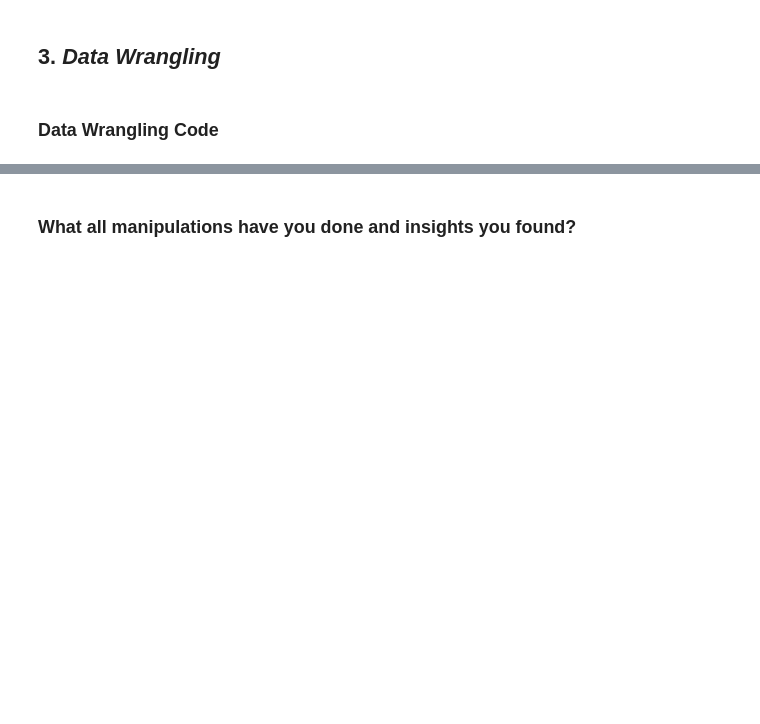
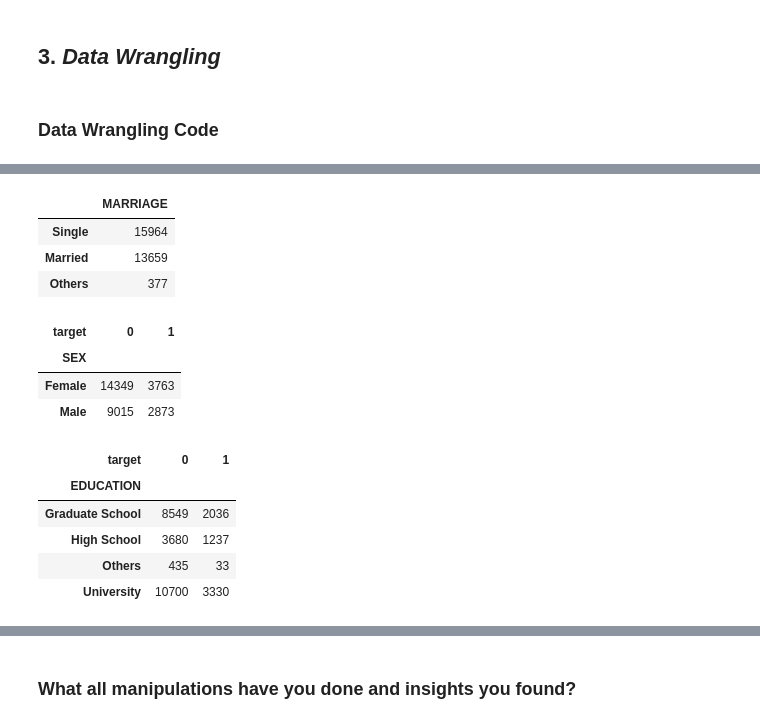
Before and after one commit to Shreyash-Jagdale/Classification---Credit-Card-Default-Prediction, a Jupyter notebook: Credit_Card_Default_Prediction_Capstone_Project.ipynb, the cells around one changed output, grey strips where cells are left out. Drawn from its saved outputs; the diff is of its cells as text; code cells hidden in the pictures; blank space fills up the shorter version.

```diff
--- a/Credit_Card_Default_Prediction_Capstone_Project.ipynb
+++ b/Credit_Card_Default_Prediction_Capstone_Project.ipynb
@@ -419,0 +445,27 @@ df_copy['MARRIAGE'] = df_copy['MARRIAGE'].apply(lambda x : change_marriage_value
+# %%
+# count of users by their marital status
+marriage_count = pd.DataFrame(df_copy.MARRIAGE.value_counts())
+marriage_count
+# %% [output]
+|  | MARRIAGE |
+| Single | 15964 |
+| Married | 13659 |
+| Others | 377 |
+# %%
+# number of defaults based on their sex
+df_copy.groupby(['SEX' , 'target']).size().unstack(1)
+# %% [output]
+| target | 0 | 1 |
+| SEX |  |  |
+| Female | 14349 | 3763 |
+| Male | 9015 | 2873 |
+# %%
+# number of defaults based on their education
+df_copy.groupby(['EDUCATION' , 'target']).size().unstack(1)
+# %% [output]
+| target | 0 | 1 |
+| EDUCATION |  |  |
+| Graduate School | 8549 | 2036 |
+| High School | 3680 | 1237 |
+| Others | 435 | 33 |
+| University | 10700 | 3330 |
```
Also changed, not shown: parts of 27 cells of this notebook.
